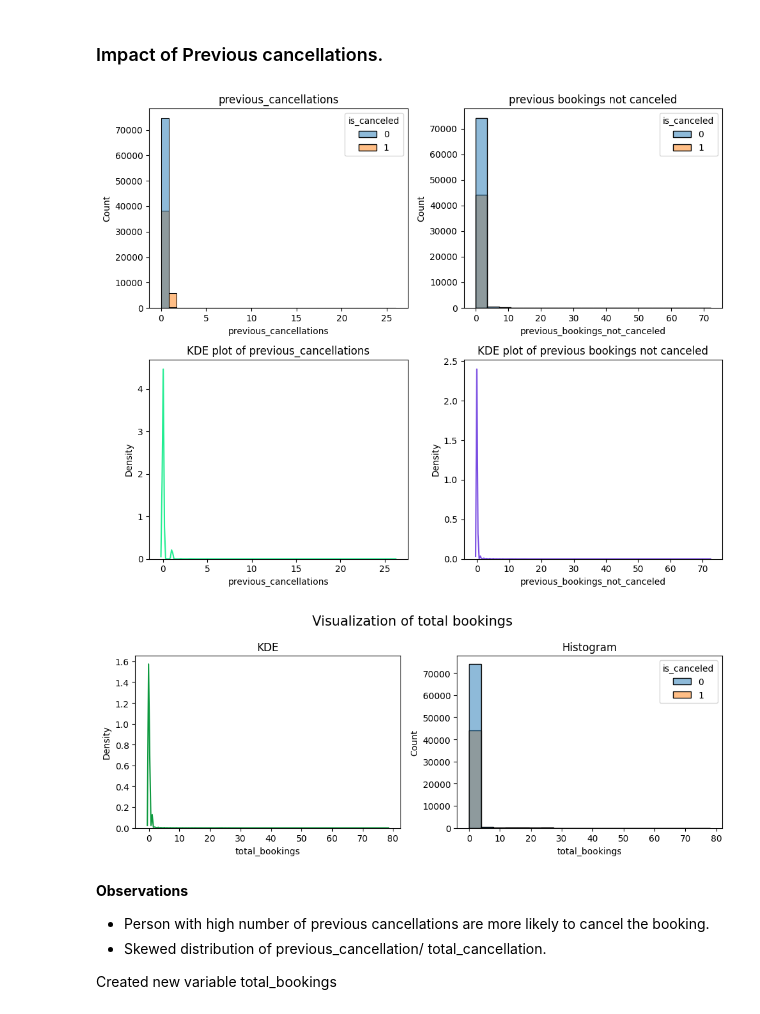
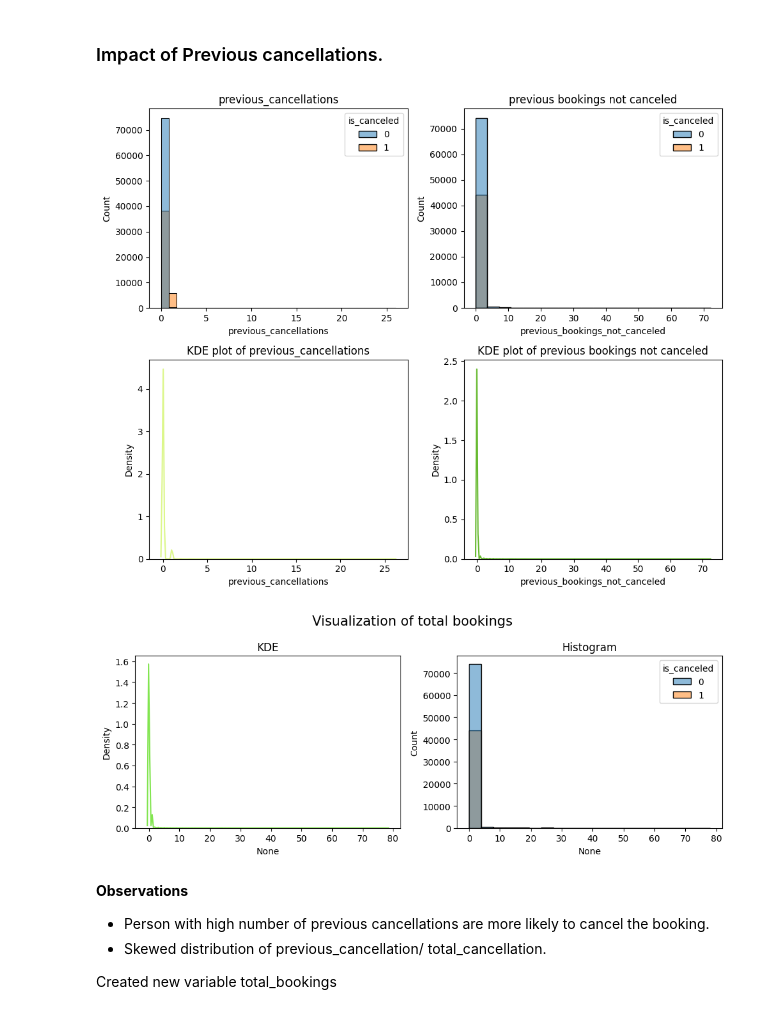
Before and after one commit to DiwasPathak/Hotel-Booking-Cancellation, a Jupyter notebook: notebooks/EDA.ipynb, the cells around one changed output. Saved outputs shown, nothing was run; the diff lists cells and outputs as text; code cells hidden in the pictures.

```diff
--- a/notebooks/EDA.ipynb
+++ b/notebooks/EDA.ipynb
@@ -68,7 +68,7 @@ company     112593
 dtype: int64
 # %%
 # Removing the unnecessary columns
-data= data.drop(columns = ['name','email', 'credit_card', 'company'], axis = 1)
+data= data.drop(columns = ['name','email', 'credit_card', 'company', 'phone-number', 'adr'], axis = 1)
 # %%
 # Checking for duplicated values
 data.duplicated().sum()
@@ -156,7 +161,7 @@ plt.tight_layout()
 [figure]
 # %%
 # Creating new feature total nights stayed
-data['total_stay_nights'] = data['stays_in_weekend_nights'] + data['stays_in_week_nights']
+total_stay_nights = data['stays_in_weekend_nights'] + data['stays_in_week_nights']
 # %%
 # Visualizing total_members
 fig, axes = plt.subplots(nrows=1, ncols=2, figsize=(10, 4))
@@ -209,7 +214,7 @@ plt.tight_layout()
 [figure]
 # %%
 # Creating a new feature total members
-data['total_members'] = data['adults'] + data['children'] + data['babies']
+total_members = data['adults'] + data['children'] + data['babies']
 # %%
 # Visualizing total_members
 fig, axes = plt.subplots(nrows=1, ncols=2, figsize=(10, 4))
@@ -256,26 +261,26 @@ axes[1, 1].set_title('KDE plot of previous bookings not canceled')
 # Adjust layout
 plt.tight_layout()
 # %% [output]
-[figure, old version]
+[figure, new version]
 # %%
 # Creating a new feature total bookings
-data['total_bookings'] = data['previous_cancellations'] + data['previous_bookings_not_canceled']
+total_bookings = data['previous_cancellations'] + data['previous_bookings_not_canceled']
 # %%
 # Creating plots of total bookings
 fig, axes = plt.subplots(nrows=1, ncols=2, figsize=(10, 4))
 
 plt.suptitle('Visualization of total bookings', fontsize=15)
 # KDE plot
-sns.kdeplot(data=data, x='total_bookings', ax=axes[0], color = RandomColor().generate()[0])
+sns.kdeplot(x=total_bookings, ax=axes[0], color = RandomColor().generate()[0])
 axes[0].set_title('KDE')
 
 # Histogram
-sns.histplot(data=data, x='total_bookings', bins=20, ax=axes[1], hue = 'is_canceled')
+sns.histplot(x=total_bookings, bins=20, ax=axes[1], hue = data['is_canceled'])
 axes[1].set_title('Histogram')
 
 plt.tight_layout()
 # %% [output]
-[figure, old version]
+[figure, new version]
 # %% [markdown]
 **Observations**
 * Person with high number of previous cancellations are more likely to cancel the booking.
```
Also changed, not shown: parts of 38 cells of this notebook, 37 other files.
